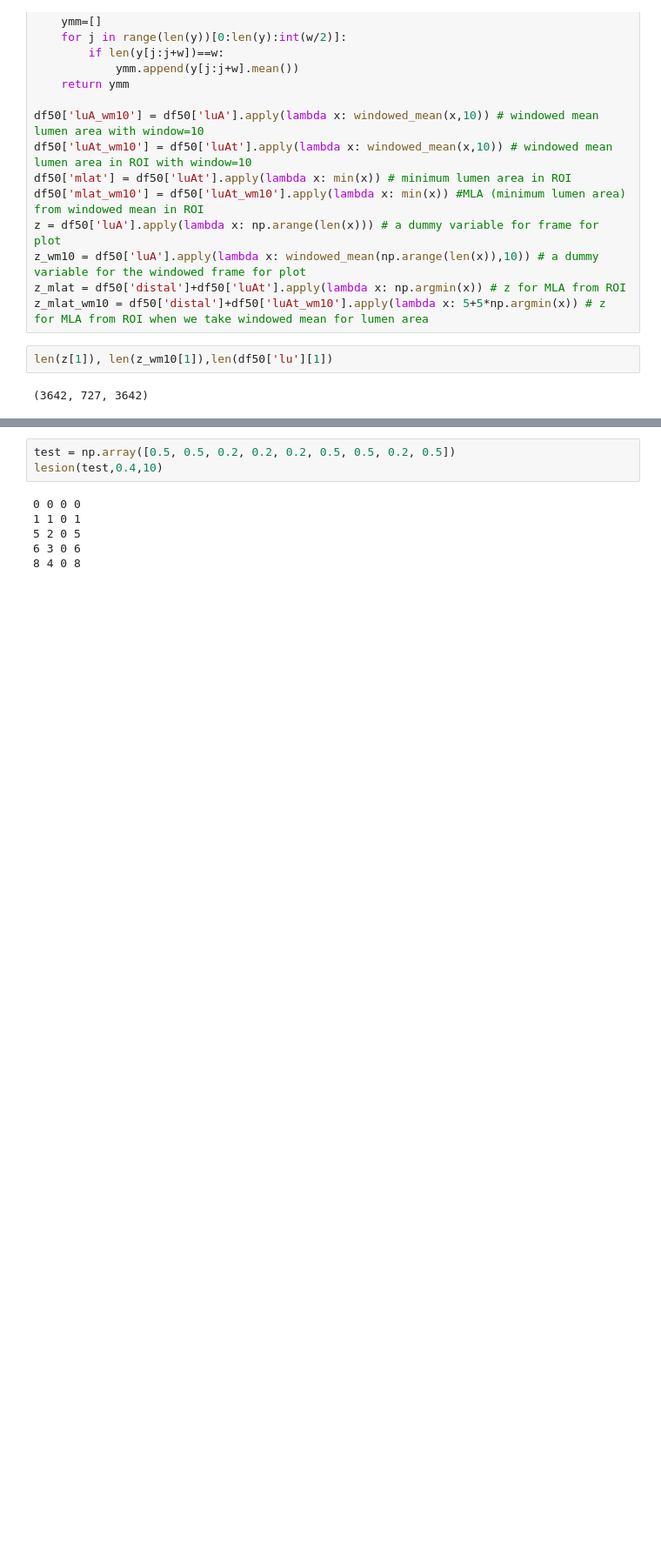
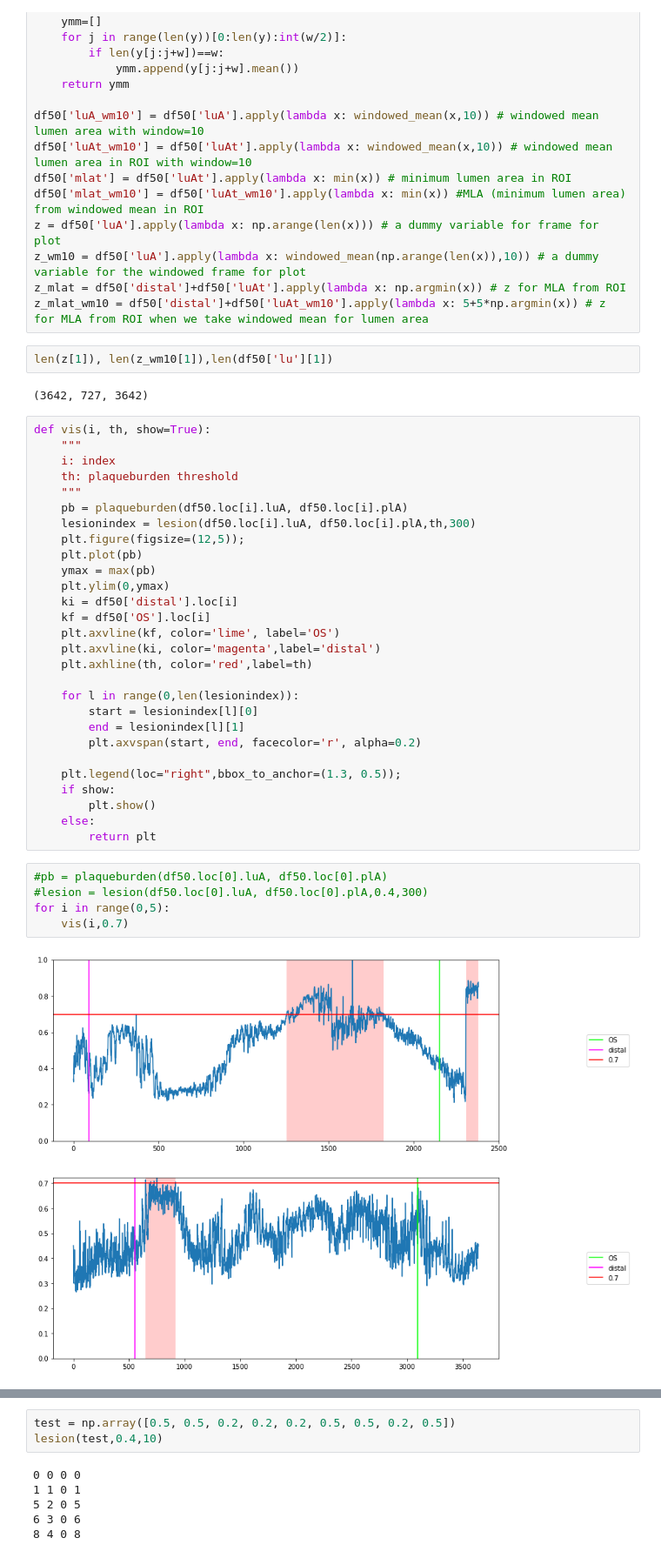
Before and after one commit to paulnguyen81/bloodpressure_ffr, a Jupyter notebook: features_pn.ipynb, the cells around one changed output, grey strips where cells are left out. Shown at 87% size. Saved outputs shown, nothing was run; the diff lists cells and outputs as text; blank space fills up the shorter version.

```diff
--- a/features_pn.ipynb
+++ b/features_pn.ipynb
@@ -43,3 +43,39 @@ z_mlat_wm10 = df50['distal']+df50['luAt_wm10'].apply(lambda x: 5+5*np.argmin(x))
 len(z[1]), len(z_wm10[1]),len(df50['lu'][1])
 # %% [output]
 (3642, 727, 3642)
+# %%
+def vis(i, th, show=True):
+    """
+    i: index
+    th: plaqueburden threshold
+    """
+    pb = plaqueburden(df50.loc[i].luA, df50.loc[i].plA)
+    lesionindex = lesion(df50.loc[i].luA, df50.loc[i].plA,th,300)
+    plt.figure(figsize=(12,5));
+    plt.plot(pb)
+    ymax = max(pb)
+    plt.ylim(0,ymax)
+    ki = df50['distal'].loc[i]
+    kf = df50['OS'].loc[i]
+    plt.axvline(kf, color='lime', label='OS')
+    plt.axvline(ki, color='magenta',label='distal')
+    plt.axhline(th, color='red',label=th)
+
+    for l in range(0,len(lesionindex)):
+        start = lesionindex[l][0]
+        end = lesionindex[l][1]
+        plt.axvspan(start, end, facecolor='r', alpha=0.2)
+
+    plt.legend(loc="right",bbox_to_anchor=(1.3, 0.5));
+    if show:
+        plt.show()
+    else:
+        return plt
+# %%
+#pb = plaqueburden(df50.loc[0].luA, df50.loc[0].plA)
+#lesion = lesion(df50.loc[0].luA, df50.loc[0].plA,0.4,300)
+for i in range(0,5):
+    vis(i,0.7)
+# %% [output]
+[figure, added]
+[figure, added]
```
Also changed, not shown: parts of 17 cells of this notebook.
